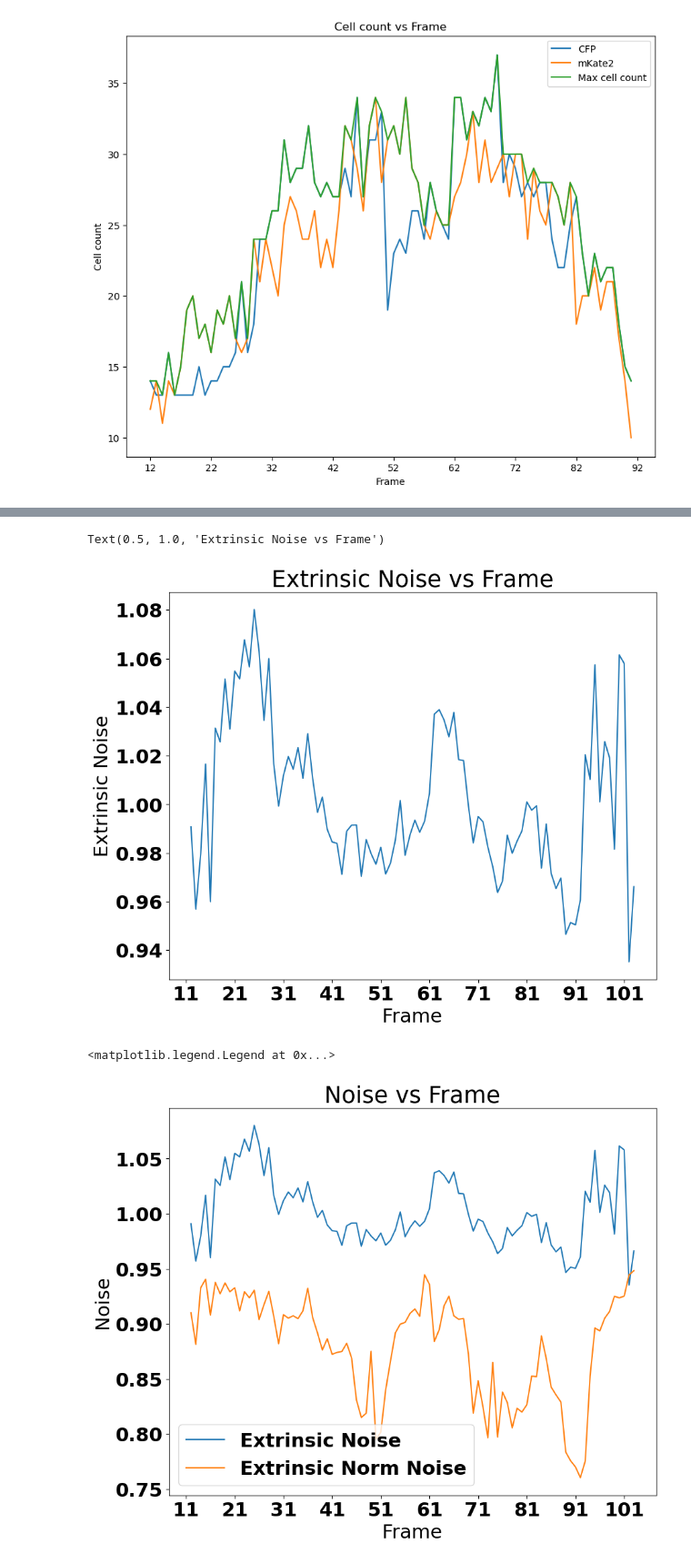
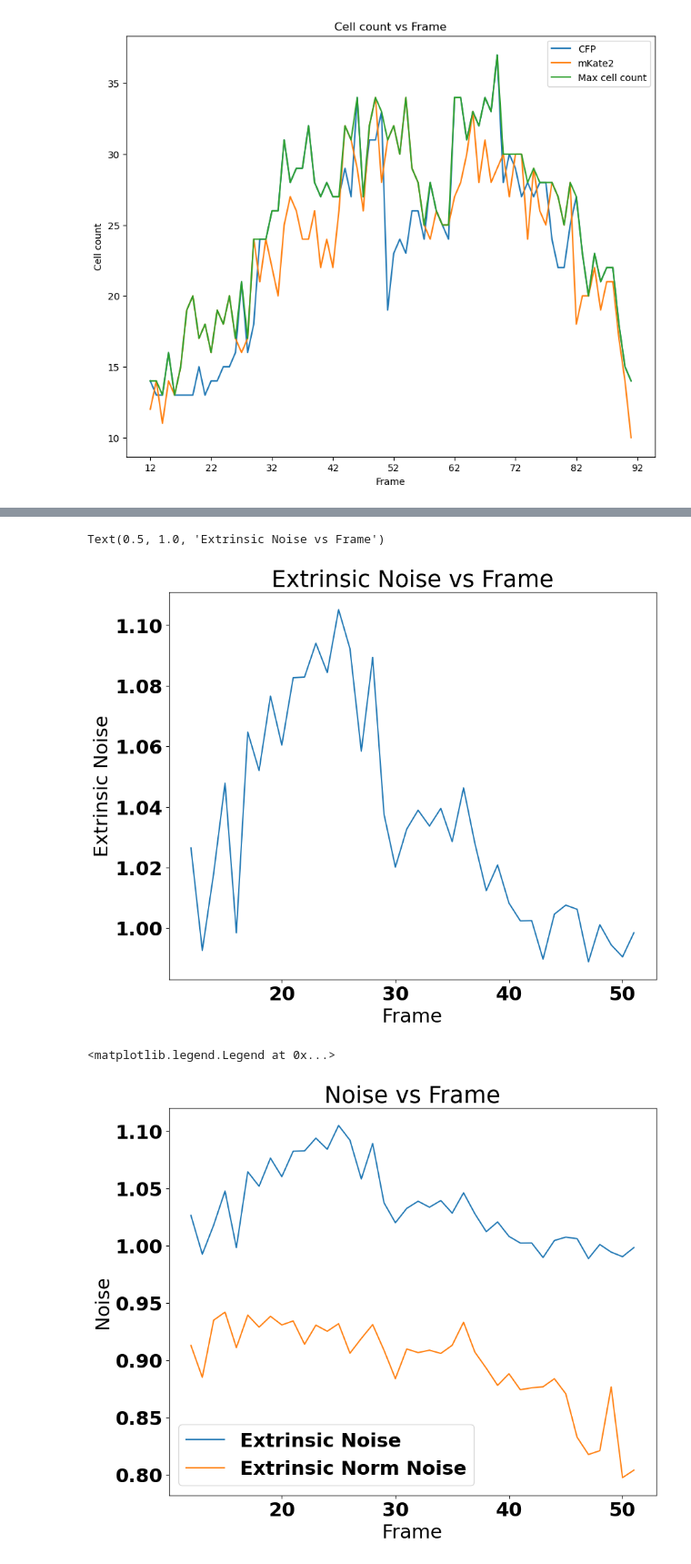
Before and after one commit to degtrdg/spheroid-analysis, a Jupyter notebook: cell_seg_data_aug.ipynb, the cells around one changed output, grey strips where cells are left out. Shown: that part at 91% size. Saved outputs shown, nothing was run; the diff lists cells and outputs as text; code cells hidden in the pictures.

Commit message:
finished cell seg augmentation

```diff
--- a/cell_seg_data_aug.ipynb
+++ b/cell_seg_data_aug.ipynb
@@ -121,3 +121,21 @@ plt.legend()
 # %% [output]
 <matplotlib.legend.Legend at 0x...>
 [figure]
+# %%
+# Change data to only include frames 12-91
+# Check number of cells in each frame using the segmentation masks
+filenames = np.array([(12+i, 91-i) for i in range(len(red_offset)//2)])
+cell_counts = []
+for file in filenames:
+    cell_counts.append(plots.cell_count(file[0])+plots.cell_count(file[1]))
+
+cell_counts = np.array(cell_counts)
+# Plot cell count
+plt.figure(figsize=(10,8))
+plt.plot(filenames[:,0],cell_counts[:,0], label='CFP')
+plt.plot(filenames[:,0],cell_counts[:,1], label='mKate2')
+plt.plot(filenames[:,0],np.max(cell_counts, axis=1), label='Max cell count')
+plt.xlabel('Frame')
+plt.ylabel('Cell count')
+plt.title('Cell count vs Frame')
+plt.legend()
@@ -130,7 +149,7 @@ blue_composite_sym = [(blue_composite[i], blue_composite[-i]) for i in range(len
 # %%
-name_of_file = 'plots/cell_scatter_wimg.gif'
+name_of_file = 'plots/cell_scatter_aug_wimg.gif'
 plotting_function = plots.blue_red_cell_scatter
-filenames = [(i,-i) for i in range(len(red_offset)//2)]
+filenames = filenames
 intrinsics = []
 extrinsics = []
 totals = []
@@ -144,12 +163,12 @@ data["cv_red"] = cv_red
 data["cv_blue"] = cv_blue
 data["lim"] = max_limit
 data["augment"] = True
-plots.create_gif(name_of_file, plotting_function, filenames, data)
+plots.create_gif_filenames(name_of_file, plotting_function, filenames, data)
 # %%
+filenames= np.array(filenames)
 # Plot intrinsic noise
 plt.figure(figsize=(10,8))
-plt.plot(frames,data['intrinsics'])
-plt.xticks(np.arange(int(len(red)*percent_of_side), int(len(red)*(1-percent_of_side)), step=10))
+plt.plot(filenames[:,0],data['intrinsics'])
 plt.xlabel('Frame')
 plt.ylabel('Intrinsic Noise')
 plt.title('Intrinsic Noise vs Frame')
@@ -159,24 +178,22 @@ Text(0.5, 1.0, 'Intrinsic Noise vs Frame')
 # %%
 # Plot extrinsic noise
 plt.figure(figsize=(10,8))
-plt.plot(frames,data['extrinsics'])
-plt.xticks(np.arange(int(len(red)*percent_of_side), int(len(red)*(1-percent_of_side)), step=10))
+plt.plot(filenames[:,0],data['extrinsics'])
 plt.xlabel('Frame')
 plt.ylabel('Extrinsic Noise')
 plt.title('Extrinsic Noise vs Frame')
 # %% [output]
 Text(0.5, 1.0, 'Extrinsic Noise vs Frame')
-[figure, old version]
+[figure, new version]
 # %%
 # Plot total noise
 plt.figure(figsize=(10,8))
-plt.plot(frames,data['extrinsics'], label='Extrinsic Noise')
-plt.plot(frames,np.array(data['extrinsics'])/np.array(data['totals']), label='Extrinsic Norm Noise')
-plt.xticks(np.arange(int(len(red)*percent_of_side), int(len(red)*(1-percent_of_side)), step=10))
+plt.plot(filenames[:,0],data['extrinsics'], label='Extrinsic Noise')
+plt.plot(filenames[:,0],np.array(data['extrinsics'])/np.array(data['totals']), label='Extrinsic Norm Noise')
 plt.xlabel('Frame')
 plt.ylabel('Noise')
 plt.title('Noise vs Frame')
 plt.legend()
 # %% [output]
 <matplotlib.legend.Legend at 0x...>
-[figure, old version]
+[figure, new version]
```
Also changed, not shown: parts of 9 cells of this notebook, 2 other files.
